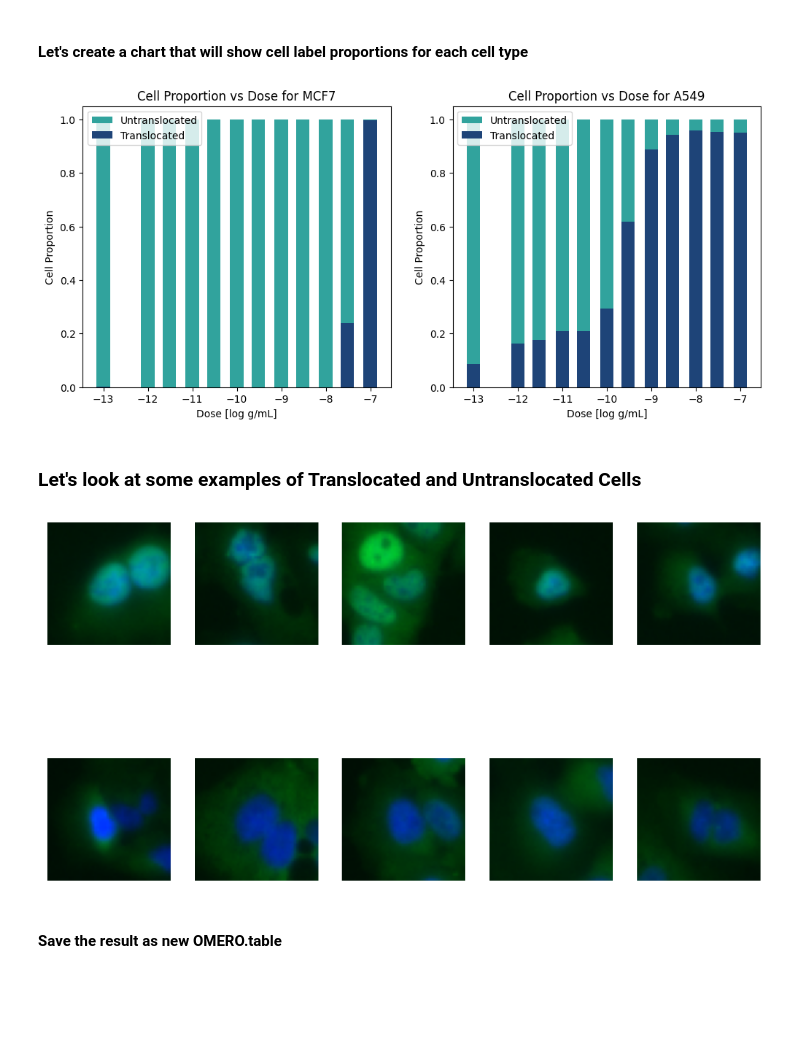
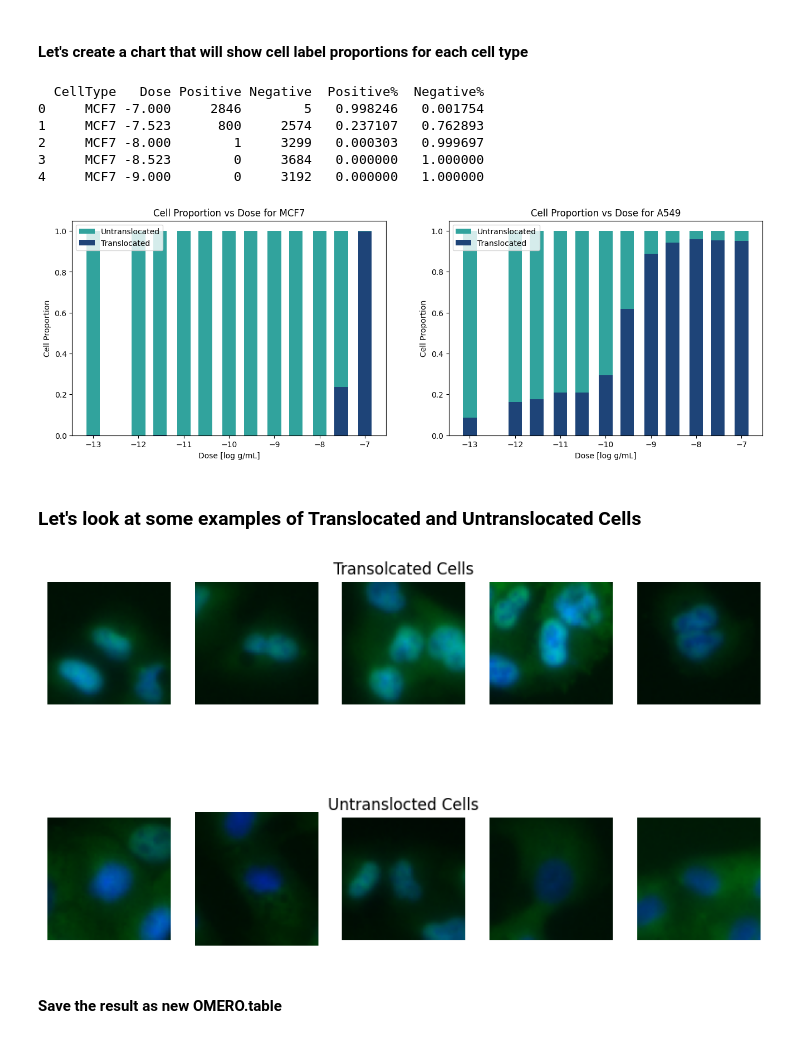
Before and after one commit to glencoesoftware/webinar-notebooks, a Jupyter notebook: 6. Supervised learning for HCS Assay with omero2pandas.ipynb, the cells around one changed output. Drawn from its saved outputs; the diff is of its cells as text; code cells hidden in the pictures; blank space fills up the shorter version.

```diff
--- a/6. Supervised learning for HCS Assay with omero2pandas.ipynb
+++ b/6. Supervised learning for HCS Assay with omero2pandas.ipynb
@@ -174,10 +187,3 @@ plt.show()
 [figure]
 # %% [markdown]
 #### Let's have a look at the images
-# %%
-# Connect to OMERO sever with BBBC014 dataset
-from getpass import getpass
-conn = BlitzGateway(
-    input("Username: "), getpass("OMERO Password: "),
-    host=input("Host: "), port=int(input("Port: ")))
-conn.connect()
@@ -229,7 +229,12 @@ from PIL import ImageDraw, ImageFont
 # Create a draw object
 draw = ImageDraw.Draw(montage)
 # Set font
-font_type = ImageFont.truetype("/usr/share/fonts/truetype/ubuntu/UbuntuMono-B.ttf", size=72)
+
+# Linux
+# font_type = ImageFont.truetype("/usr/share/fonts/truetype/ubuntu/UbuntuMono-B.ttf", size=72)
+# MacOS
+font_type = ImageFont.truetype("Keyboard.ttf", size=72)
+
 # Add column labels
 for col in range(1, 13):
     # Calculate the coordinates of the top left corner of the label
@@ -507,35 +546,43 @@ for celltype in df_predictions["CellType"].unique():
         negative = df_temp["Negative"].sum()
         negative_per = negative/(negative + positive)
         positive_per = positive/(negative + positive)
-        df_result = df_result.append({
-            "CellType": celltype,
-            "Dose": dose,
-            "Positive": positive,
-            "Negative": negative,
-            "Positive%": positive_per,
-            "Negative%": negative_per
-        }, ignore_index=True)
+        df_result = pd.concat(
+            [df_result, pd.DataFrame([{
+                "CellType": celltype,
+                "Dose": dose,
+                "Positive": positive,
+                "Negative": negative,
+                "Positive%": positive_per,
+                "Negative%": negative_per
+        }])], ignore_index=True)
 print(df_result.head())
+# %% [output]
+  CellType   Dose Positive Negative  Positive%  Negative%
+0     MCF7 -7.000     2846        5   0.998246   0.001754
+1     MCF7 -7.523      800     2574   0.237107   0.762893
+2     MCF7 -8.000        1     3299   0.000303   0.999697
+3     MCF7 -8.523        0     3684   0.000000   1.000000
+4     MCF7 -9.000        0     3192   0.000000   1.000000
 # %%
 # Create figure
 fig = plt.figure()
 
 # Iterate over the celltypes
 for i, celltype in enumerate(df_result["CellType"].unique()):
     ax = fig.add_subplot(1, 2, i + 1)
     df_temp = df_result[df_result["CellType"] == celltype]
 
     # Stack negative on top of positive
-    ax.bar(df_temp["Dose"], df_temp["Positive%"], 0.3, bottom=df_temp["Negative%"], label=f"Untranslocated", color="#31A39D")
-    ax.bar(df_temp["Dose"], df_temp["Negative%"], 0.3, label=f"Translocated", color="#1E4478")
+    ax.bar(df_temp["Dose"], df_temp["Negative%"], 0.3, bottom=df_temp["Positive%"], label=f"Untranslocated", color="#31A39D")
+    ax.bar(df_temp["Dose"], df_temp["Positive%"], 0.3, label=f"Translocated", color="#1E4478")
     # Set axis properties
     ax.set_xlabel("Dose [log g/mL]")
     ax.set_ylabel("Cell Proportion")
     ax.set_title(f"Cell Proportion vs Dose for {celltype}")
     ax.legend()
 plt.show()
 # %% [output]
-[figure, old version]
+[figure, new version]
 # %% [markdown]
 ### Let's look at some examples of Translocated and Untranslocated Cells
 # %%
@@ -577,25 +624,26 @@ def load_image(channel_list, rps, pixel_type, width, height):
 # %%
 # Get 5 random cells for positive_dose and negative_dose
 # Load and render an image from OMERO and cut out the cells with 50 x 50 pixel window
-df_positive = df_probabilities[(df_probabilities["CellType"] == "A549") & (df_probabilities["Label"] == positive_dose)].sample(5)
-df_negative = df_probabilities[df_probabilities["Label"] == negative_dose].sample(5)
+df_positive = df_probabilities[(df_probabilities["CellType"] == "A549") & (df_probabilities["Label"] == positive_dose)].sample(15)
+df_negative = df_probabilities[(df_probabilities["CellType"] == "A549") & (df_probabilities["Label"] == negative_dose)].sample(15)
 
 # Get image id for each object from df_all
 positive_image_info = []
 nagative_image_info = []
-for i in range(5):
+for i in range(15):
     image_number, object_number = df_negative[["ImageNumber", "ObjectNumber"]].iloc[i]
     nagative_image_info.append((image_number, object_number))
     image_number, object_number = df_positive[["ImageNumber", "ObjectNumber"]].iloc[i]
     positive_image_info.append((image_number, object_number))
 
 positive_cells = list()
+cell_count = 0
 for image_number, object_number in positive_image_info:
     image_id = df_all[df_all["ImageNumber"] == image_number]["Image"].unique()[0]
     object_location = df_all[
         (df_all["ImageNumber"] == image_number) & (df_all["ObjectNumber"] == object_number)][
         ["Nuclei_Location_Center_X", "Nuclei_Location_Center_Y"]].values[0]
-    image = conn.getObject("Image", image_id)
+    image = connector.get_gateway().getObject("Image", image_id)
     # Get the pixels
     pixels = image.getPrimaryPixels()
     pixel_type = pixels.getPixelsType().value
@@ -610,9 +658,17 @@ for image_number, object_number in positive_image_info:
     image_pixels = load_image([0, 1], rps, pixel_type, plane_x, plane_y)
     rps.close()
     # Get the window
+    if int(object_location[1]) - 25 < 0:
+        continue
+    if int(object_location[0]) - 25 < 0:
+        continue
     positive_cells.append(image_pixels[int(object_location[1]) - 25:int(object_location[1]) + 25, int(object_location[0]) - 25:int(object_location[0]) + 25, :])
+    cell_count += 1
+    if cell_count == 5:
+        break
 
 nagative_cells = list()
+cell_count = 0
 for image_number, object_number in nagative_image_info:
     image_id = df_all[df_all["ImageNumber"] == image_number]["Image"].unique()[0]
     object_location = df_all[
@@ -633,7 +689,14 @@ for image_number, object_number in nagative_image_info:
     image_pixels = load_image([0, 1], rps, pixel_type, plane_x, plane_y)
     rps.close()
     # Get the window
+    if int(object_location[1]) - 25 < 0:
+        continue
+    if int(object_location[0]) - 25 < 0:
+        continue
     nagative_cells.append(image_pixels[int(object_location[1]) - 25:int(object_location[1]) + 25, int(object_location[0]) - 25:int(object_location[0]) + 25, :])
+    cell_count += 1
+    if cell_count == 5:
+        break
 
 # Create 5 panel figure
 fig = plt.figure(figsize=(20, 12))
@@ -641,14 +704,16 @@ for i, cell_image in enumerate(nagative_cells):
     ax = fig.add_subplot(1, 10, i + 1)
     ax.imshow(cell_image)
     ax.axis("off")
-    ax.title("Untranslocted Cells")
+    if i == 2:
+        ax.set_title("Untranslocted Cells")
 for i, cell_image in enumerate(positive_cells):
     ax = fig.add_subplot(2, 10, i + 1)
     ax.imshow(cell_image)
     ax.axis("off")
-    ax.title("Transolcated Cells")
+    if i == 2:
+        ax.set_title("Transolcated Cells")
 plt.show()
 # %% [output]
-[figure, old version]
+[figure, new version]
 # %% [markdown]
 #### Save the result as new OMERO.table
```
Also changed, not shown: parts of 17 cells of this notebook.
